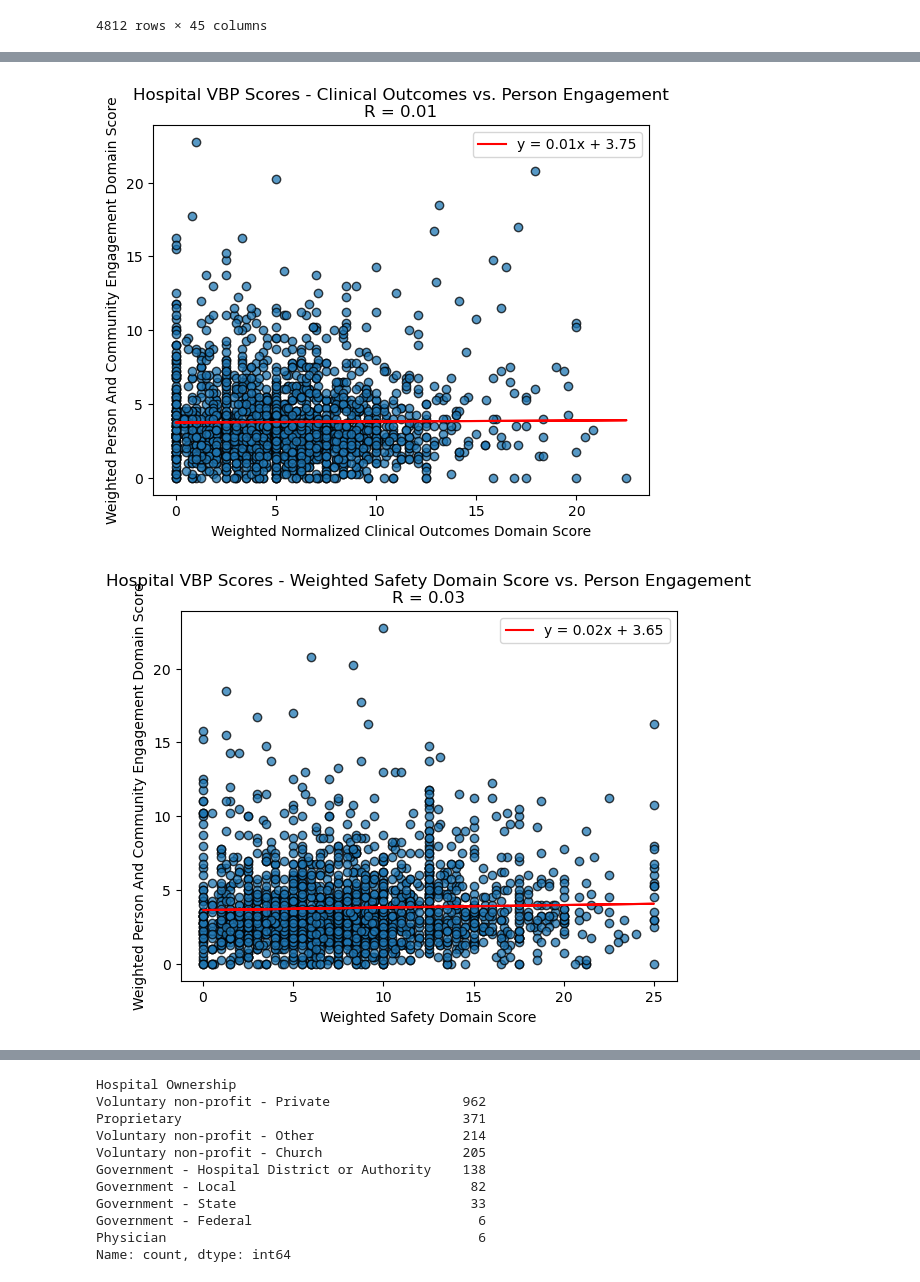
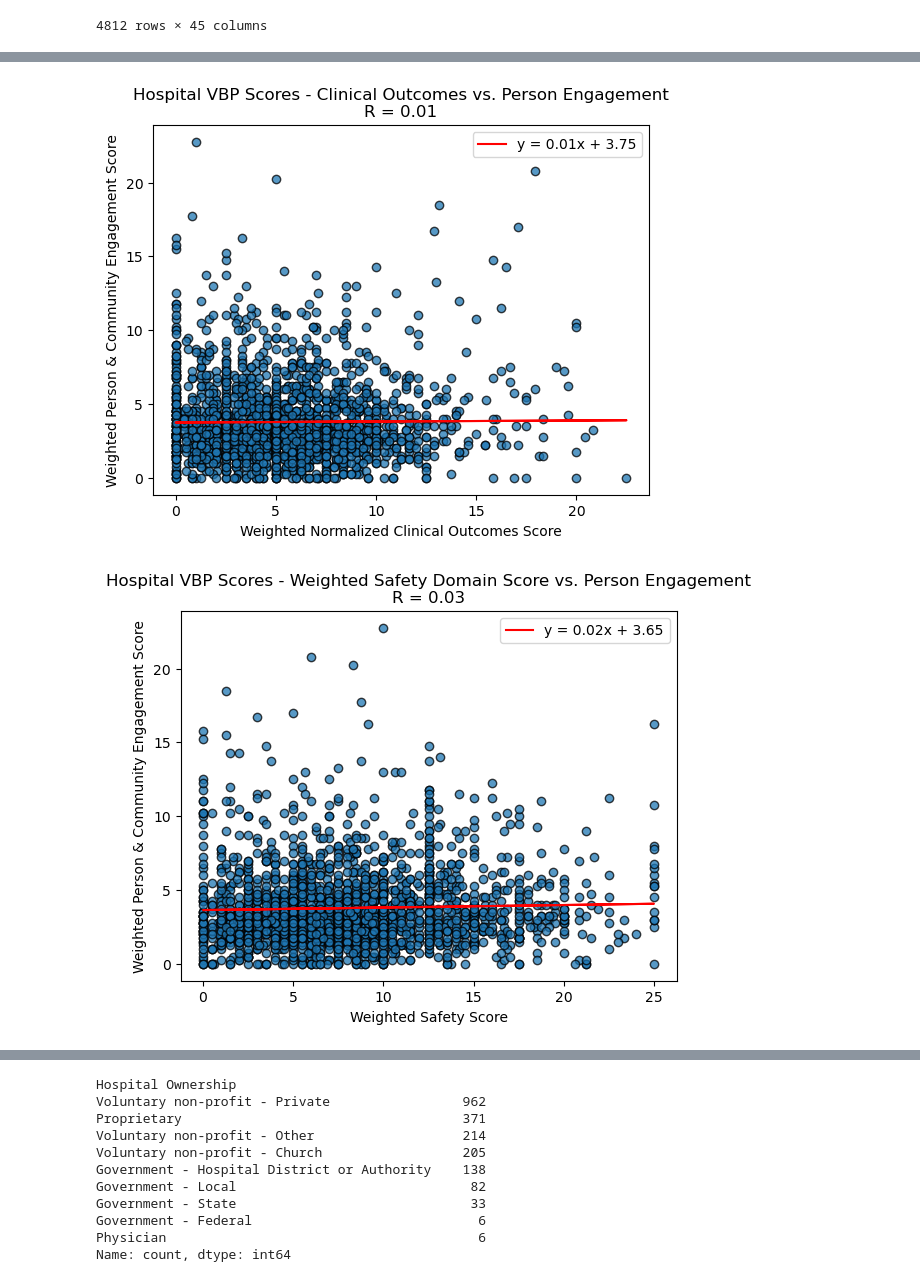
Before and after one commit to ElizabethVandergrift/Hospital_Metrics_Analysis, a Jupyter notebook: Project-1.ipynb, the cells around one changed output, grey strips where cells are left out. Cells and saved outputs as stored; diff of their text form; code cells hidden in the pictures.

```diff
--- a/Project-1.ipynb
+++ b/Project-1.ipynb
@@ -418,22 +434,22 @@ def plot_linear_regression(x_values, y_values, xlabel, ylabel, title, coordinate
 # %%
 # Linear regression
 
 plot_linear_regression(new_hospital_data_df['Weighted Normalized Clinical Outcomes Domain Score'], new_hospital_data_df['Weighted Person And Community Engagement Domain Score'],
-                       'Weighted Normalized Clinical Outcomes Domain Score',
-                       'Weighted Person And Community Engagement Domain Score',
+                       'Weighted Normalized Clinical Outcomes Score',
+                       'Weighted Person & Community Engagement Score',
                        'Hospital VBP Scores - Clinical Outcomes vs. Person Engagement', (10, 270))
 
 plt.show()
 # %% [output]
-[figure, old version]
+[figure, new version]
 # %%
 plot_linear_regression(new_hospital_data_df['Weighted Safety Domain Score'], new_hospital_data_df['Weighted Person And Community Engagement Domain Score'],
-                       'Weighted Safety Domain Score',
-                       'Weighted Person And Community Engagement Domain Score',
+                       'Weighted Safety Score',
+                       'Weighted Person & Community Engagement Score',
                        'Hospital VBP Scores - Weighted Safety Domain Score vs. Person Engagement', (10, 270))
 
 plt.show()
 # %% [output]
-[figure, old version]
+[figure, new version]
 # %%
 plot_linear_regression(new_hospital_data_df['Weighted Efficiency And Cost Reduction Domain Score'], new_hospital_data_df['Weighted Person And Community Engagement Domain Score'],
```
Also changed, not shown: parts of 28 cells of this notebook.
